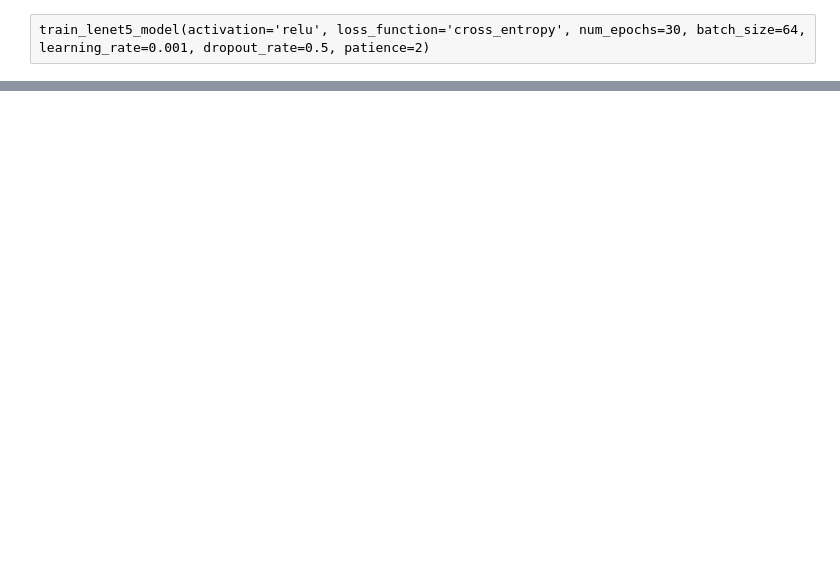
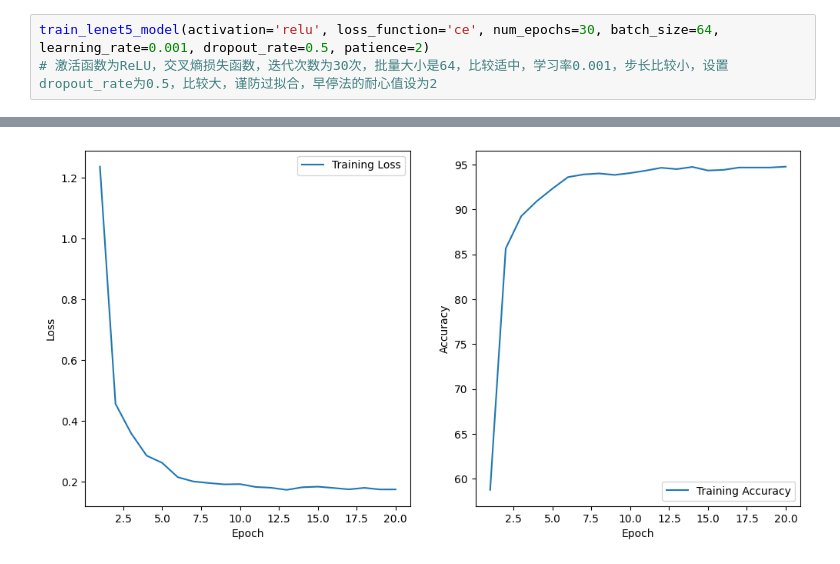
Before and after one commit to Rvosuke/DeepLearning, a Jupyter notebook: USPS/USPS.ipynb, the cells around one changed output, grey strips where cells are left out. Cells and saved outputs as stored; diff of their text form; blank space fills up the shorter version.

```diff
--- a/USPS/USPS.ipynb
+++ b/USPS/USPS.ipynb
@@ -333,3 +331,5 @@ def train_lenet5_model(activation='relu', loss_function='ce',
     plot_training_loss_and_acc(train_losses, train_accuracies, num_epochs)
-# %% [raw]
-train_lenet5_model(activation='relu', loss_function='cross_entropy', num_epochs=30, batch_size=64, learning_rate=0.001, dropout_rate=0.5, patience=2)
+# %%
+train_lenet5_model(activation='relu', loss_function='ce', num_epochs=30, batch_size=64, learning_rate=0.001, dropout_rate=0.5, patience=2)
+# 激活函数为ReLU，交叉熵损失函数，迭代次数为30次，批量大小是64，比较适中，学习率0.001，步长比较小，设置dropout_rate为0.5，比较大，谨防过拟合，早停法的耐心值设为2
+# %% [output]
@@ -335,0 +353 @@ train_lenet5_model(activation='relu', loss_function='cross_entropy', num_epochs=
+[figure, added]
```
Also changed, not shown: parts of 17 cells of this notebook, 12 other files.
